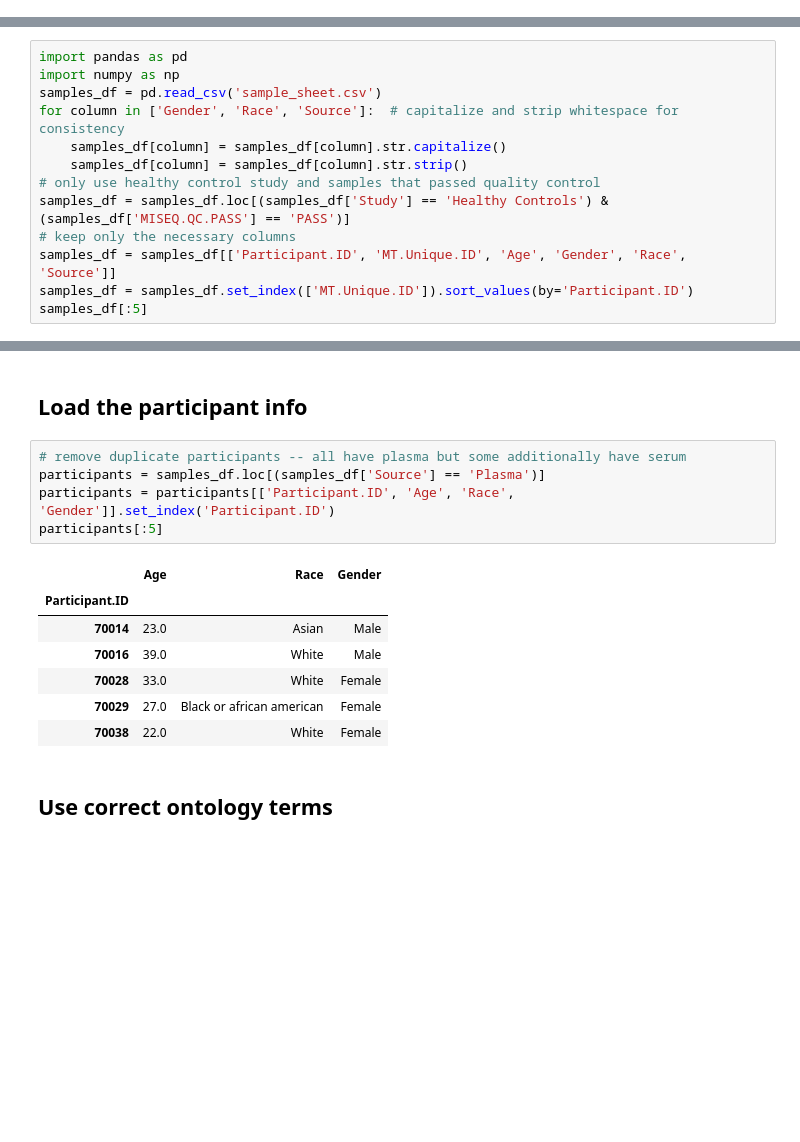
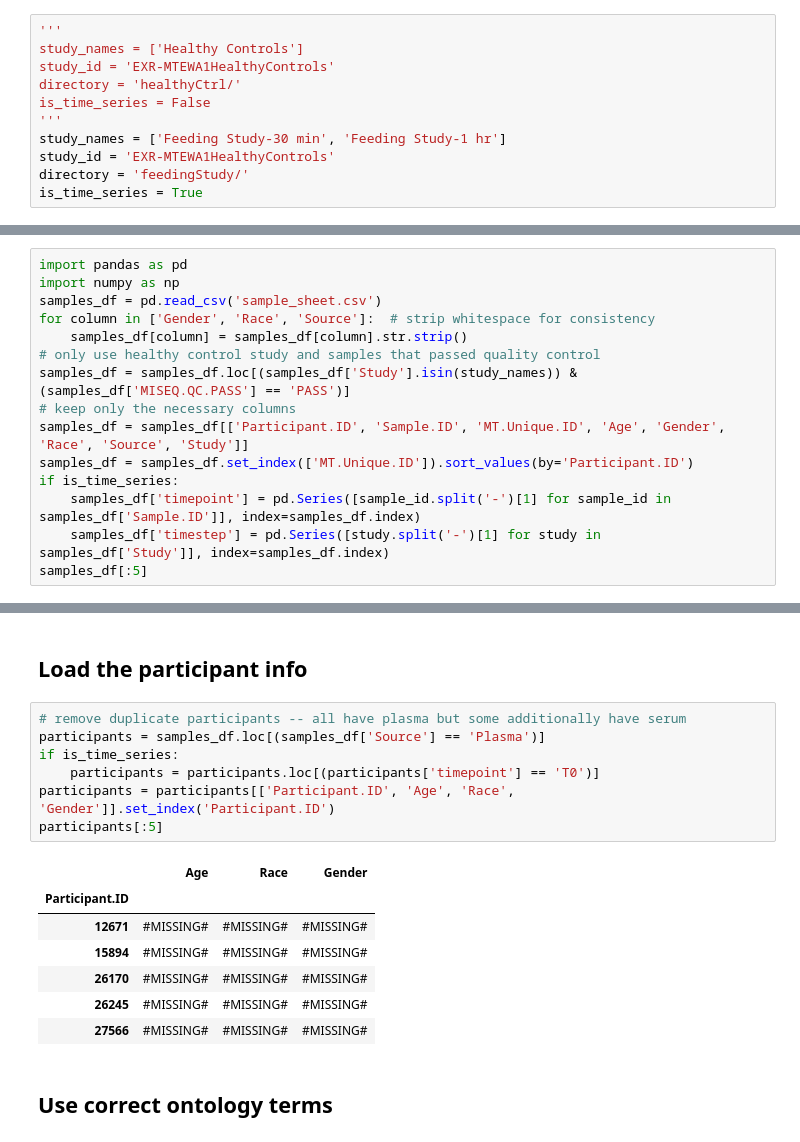
Before and after one commit to kelly-sovacool/dmrr-submission-prep, a Jupyter notebook: dmrr_prep.ipynb, the cells around one changed output, grey strips where cells are left out. Drawn from its saved outputs; the diff is of its cells as text; blank space fills up the shorter version.

```diff
--- a/dmrr_prep.ipynb
+++ b/dmrr_prep.ipynb
@@ -5,16 +3,29 @@ study_name = 'EXR-MTEWA1HealthyControls'
+# %%
+'''
+study_names = ['Healthy Controls']
+study_id = 'EXR-MTEWA1HealthyControls'
+directory = 'healthyCtrl/'
+is_time_series = False
+'''
+study_names = ['Feeding Study-30 min', 'Feeding Study-1 hr']
+study_id = 'EXR-MTEWA1HealthyControls'
+directory = 'feedingStudy/'
+is_time_series = True
 # %% [markdown]
 ## Load the samples spreadsheet
 # %%
 import pandas as pd
 import numpy as np
 samples_df = pd.read_csv('sample_sheet.csv')
-for column in ['Gender', 'Race', 'Source']:  # capitalize and strip whitespace for consistency
-    samples_df[column] = samples_df[column].str.capitalize()
+for column in ['Gender', 'Race', 'Source']:  # strip whitespace for consistency
     samples_df[column] = samples_df[column].str.strip()
 # only use healthy control study and samples that passed quality control
-samples_df = samples_df.loc[(samples_df['Study'] == 'Healthy Controls') & (samples_df['MISEQ.QC.PASS'] == 'PASS')]
+samples_df = samples_df.loc[(samples_df['Study'].isin(study_names)) & (samples_df['MISEQ.QC.PASS'] == 'PASS')]
 # keep only the necessary columns
-samples_df = samples_df[['Participant.ID', 'MT.Unique.ID', 'Age', 'Gender', 'Race', 'Source']]
+samples_df = samples_df[['Participant.ID', 'Sample.ID', 'MT.Unique.ID', 'Age', 'Gender', 'Race', 'Source', 'Study']]
 samples_df = samples_df.set_index(['MT.Unique.ID']).sort_values(by='Participant.ID')
+if is_time_series:
+    samples_df['timepoint'] = pd.Series([sample_id.split('-')[1] for sample_id in samples_df['Sample.ID']], index=samples_df.index)
+    samples_df['timestep'] = pd.Series([study.split('-')[1] for study in samples_df['Study']], index=samples_df.index)
 samples_df[:5]
 # %% [output]
@@ -30,16 +41,18 @@ samples_df[:5]
 # %%
 # remove duplicate participants -- all have plasma but some additionally have serum
 participants = samples_df.loc[(samples_df['Source'] == 'Plasma')]
+if is_time_series:
+    participants = participants.loc[(participants['timepoint'] == 'T0')]
 participants = participants[['Participant.ID', 'Age', 'Race', 'Gender']].set_index('Participant.ID')
 participants[:5]
 # %% [output]
 |  | Age | Race | Gender |
 | Participant.ID |  |  |  |
-| 70014 | 23.0 | Asian | Male |
-| 70016 | 39.0 | White | Male |
-| 70028 | 33.0 | White | Female |
-| 70029 | 27.0 | Black or african american | Female |
-| 70038 | 22.0 | White | Female |
+| 12671 | #MISSING# | #MISSING# | #MISSING# |
+| 15894 | #MISSING# | #MISSING# | #MISSING# |
+| 26170 | #MISSING# | #MISSING# | #MISSING# |
+| 26245 | #MISSING# | #MISSING# | #MISSING# |
+| 27566 | #MISSING# | #MISSING# | #MISSING# |
 # %% [markdown]
 ## Use correct ontology terms
 # %%
```
Also changed, not shown: parts of 13 cells of this notebook, 5 other files.
